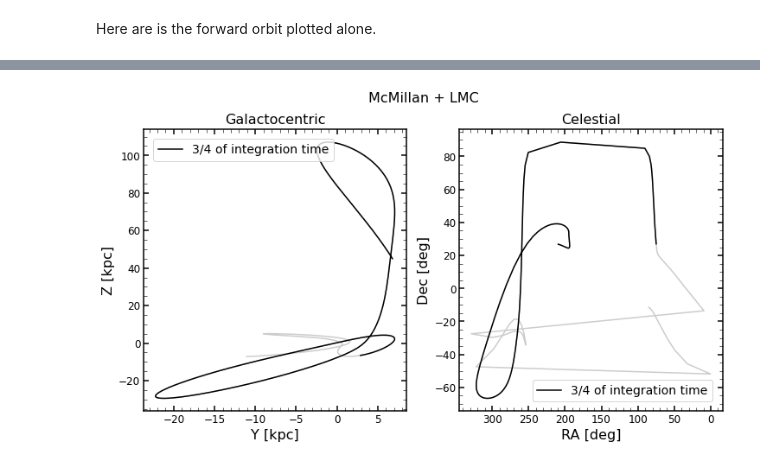
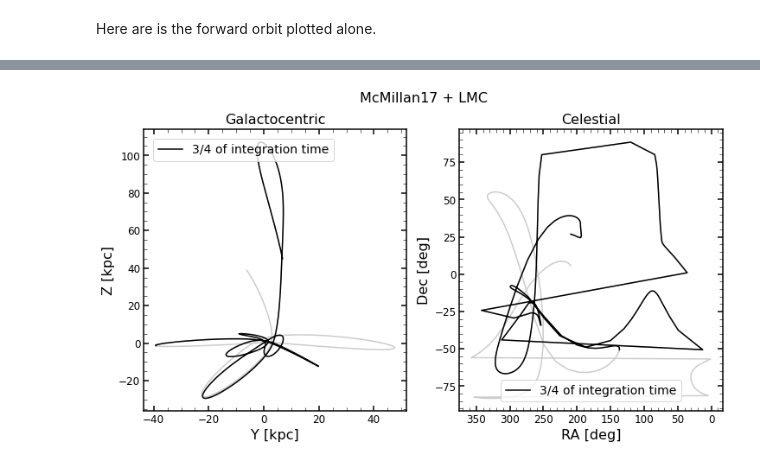
Before and after one commit to Kevin22888/Research-Bootes-III, a Jupyter notebook: additional/Orbit-Integration-with-LMC.ipynb, the cells around one changed output, grey strips where cells are left out. Saved outputs shown, nothing was run; the diff lists cells and outputs as text; code cells hidden in the pictures.

```diff
--- a/additional/Orbit-Integration-with-LMC.ipynb
+++ b/additional/Orbit-Integration-with-LMC.ipynb
@@ -36,0 +44,3 @@ U_VEL_BOO3 = 1.56
+# %%
+time_backward = np.linspace(0., -5., 1001)*units.Gyr
+time_forward = np.linspace(0., 5., 1001)*units.Gyr
@@ -149,6 +205,3 @@ boo3_6D = [RA_BOO3, DEC_BOO3, DIST_BOO3, PMRA_BOO3, PMDEC_BOO3, VEL_BOO3]
-# %%
-time_backward = np.linspace(0., -5., 1001)*units.Gyr
-time_forward = np.linspace(0., 3., 1001)*units.Gyr
 # %% [markdown]
 ## Integration
 # %%
@@ -229,22 +282,22 @@ plt.show()
 # %%
 fig, ax = plt.subplots(1, 2, figsize=(12, 6))
 
 ax[0].plot(orbit2_forward.y(time_forward), orbit2_forward.z(time_forward), c='k', alpha=0.2)
 ax[0].plot(orbit2_forward.y(time_forward)[:len(time_forward)*3//4], orbit2_forward.z(time_forward)[:len(time_forward)*3//4], c='k', label='3/4 of integration time')
 ax[0].set_title('Galactocentric')
 ax[0].set_xlabel('Y [kpc]')
 ax[0].set_ylabel('Z [kpc]')
 ax[0].legend(loc='upper left')
 
 ax[1].plot(orbit2_forward.ra(time_forward), orbit2_forward.dec(time_forward), c='k', alpha=0.2)
 ax[1].plot(orbit2_forward.ra(time_forward)[:len(time_forward)*3//4], orbit2_forward.dec(time_forward)[:len(time_forward)*3//4], c='k', label='3/4 of integration time')
 ax[1].invert_xaxis()
 ax[1].set_title('Celestial')
 ax[1].set_xlabel('RA [deg]')
 ax[1].set_ylabel('Dec [deg]')
 ax[1].legend()
 
-plt.suptitle('McMillan + LMC')
+plt.suptitle('McMillan17 + LMC')
 plt.show()
 # %% [output]
-[figure, old version]
+[figure, new version]
```
Also changed, not shown: parts of 13 cells of this notebook.
